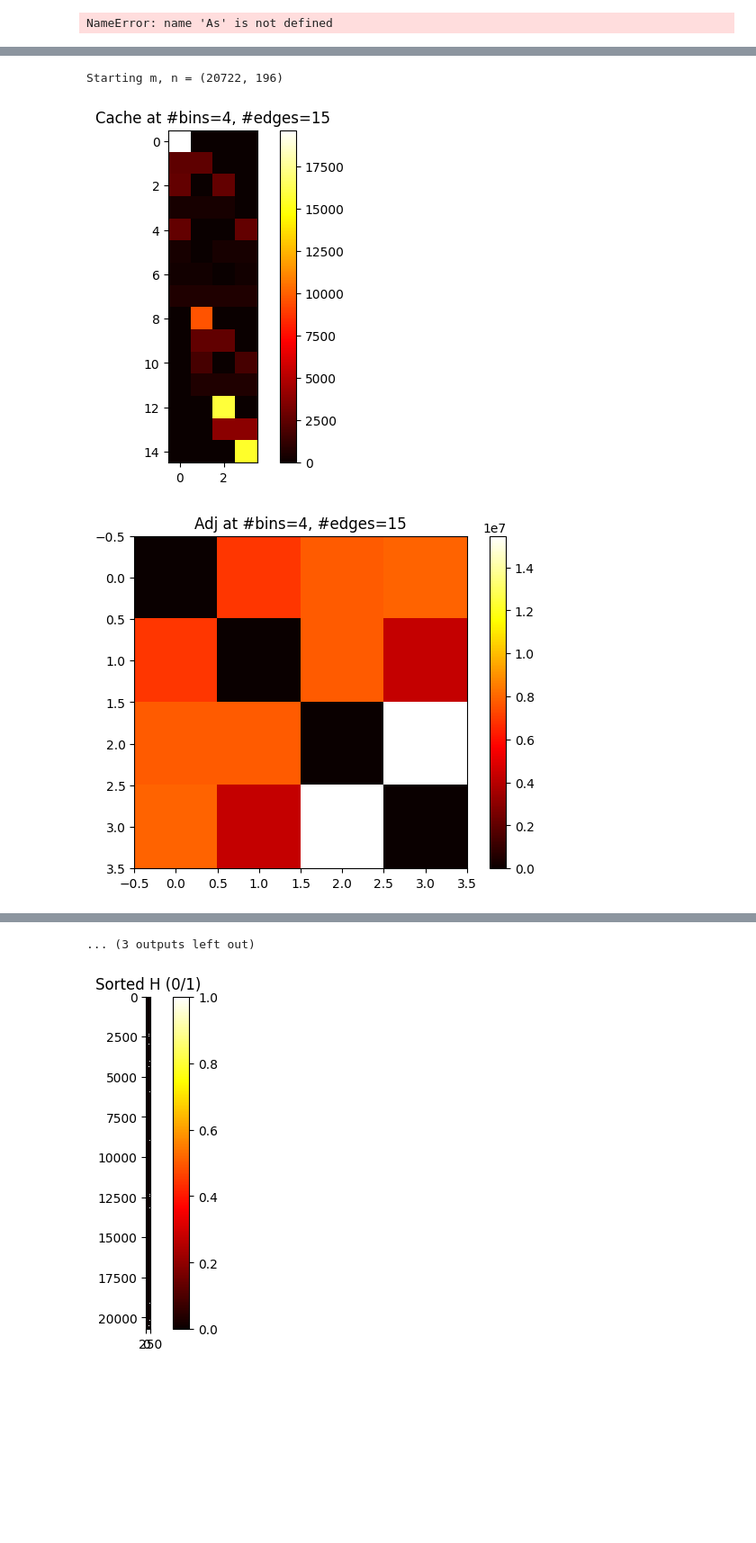
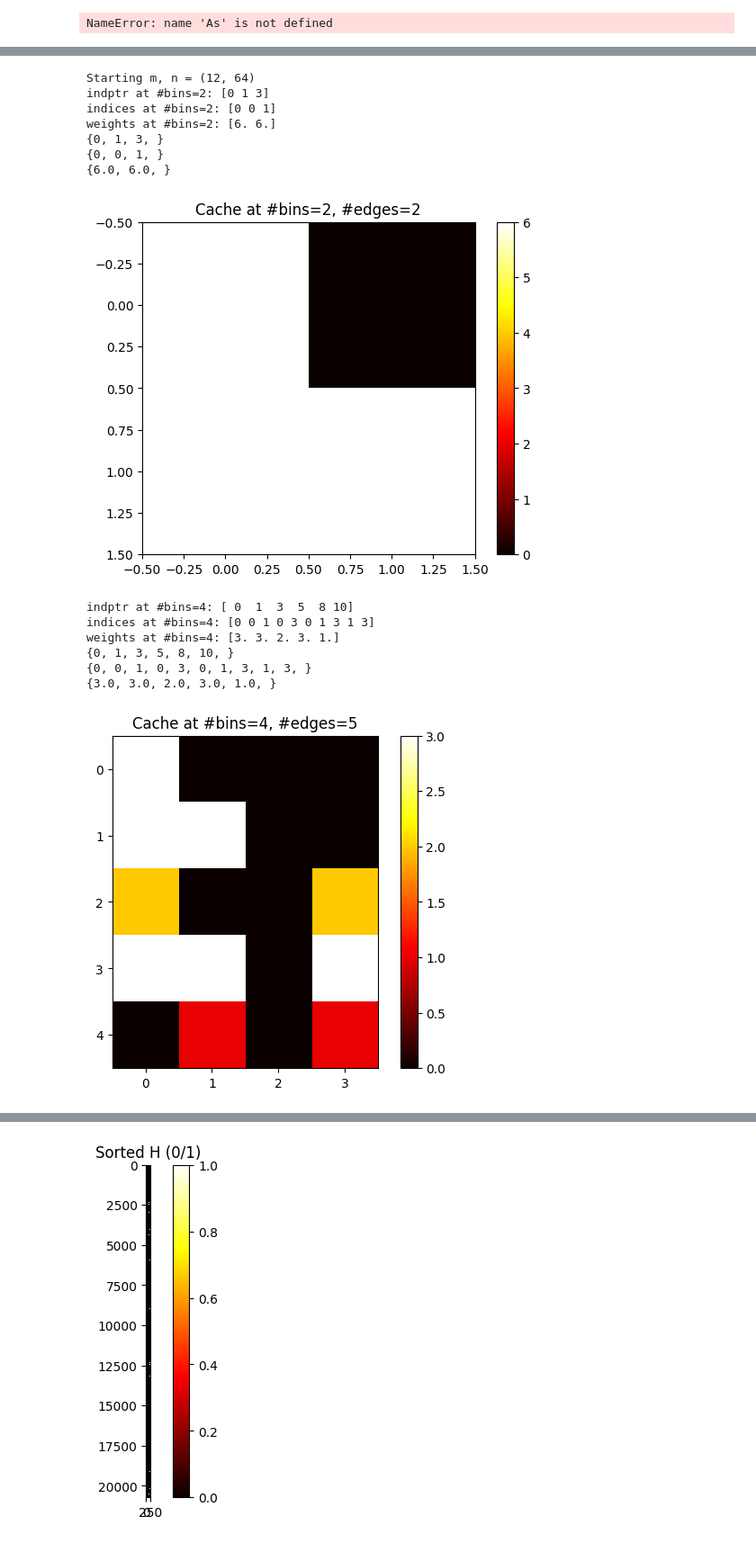
Before and after one commit to jacjosep1/JNI-Toy-Example, a Jupyter notebook: incidence_data_structure/test.ipynb, the cells around one changed output, grey strips where cells are left out. Shown at 90% size. Saved outputs shown, nothing was run; the diff lists cells and outputs as text; code cells hidden in the pictures; blank space fills up the shorter version.

```diff
--- a/incidence_data_structure/test.ipynb
+++ b/incidence_data_structure/test.ipynb
@@ -71,29 +71,52 @@ TEST_ID chr1:7  chr1:50
 # %%
 # Build heirarchical cache
 m, n = raw_csr.shape
 print(f'Starting m, n = {m, n}')
-min_n, max_n = 4, 256
+min_n, max_n = 2, 64
 
 sorter = TopDownSorting(raw_csr.copy(), raw_weights)
 
-zoom_proportion = 0.2
+zoom_proportion = 1.0
 
 zoom_level = 0
 for H, W, _ in sorter.build_cache((min_n, max_n)):
     H_dense = np.diag(W) @ H.toarray()
 
     num_rows_to_keep = int(zoom_proportion ** zoom_level * H.shape[0])
     H_dense = H_dense[: num_rows_to_keep]
     current_m, current_n = H_dense.shape
 
-
+    print(f'indptr at #bins={current_n}: {H.indptr}')
+    print(f'indices at #bins={current_n}: {H.indices}')
+    print(f'weights at #bins={current_n}: {W}')
+    print("{", end='')
+    for x in H.indptr: print(f'{x}, ', end='')
+    print("}")
+    print("{", end='')
+    for x in H.indices: print(f'{x}, ', end='')
+    print("}")
+    print("{", end='')
+    for x in W: print(f'{x}, ', end='')
+    print("}")
     matrix_heatmap(H_dense, title=f'Cache at #bins={current_n}, #edges={current_m}')
-    A : np.ndarray = H_dense.T @ H_dense
-    np.fill_diagonal(A, 0)
-    matrix_heatmap(A, title=f'Adj at #bins={current_n}, #edges={current_m}')
+    #A : np.ndarray = H_dense.T @ H_dense
+    #np.fill_diagonal(A, 0)
+    #matrix_heatmap(A, title=f'Adj at #bins={current_n}, #edges={current_m}')
     #print(f"cropping at first {int(num_rows_to_keep * zoom_proportion)} rows. ")
     zoom_level += 1
 # %% [output]
-Starting m, n = (20722, 196)
+Starting m, n = (12, 64)
+indptr at #bins=2: [0 1 3]
+indices at #bins=2: [0 0 1]
+weights at #bins=2: [6. 6.]
+{0, 1, 3, }
+{0, 0, 1, }
+{6.0, 6.0, }
-[figure, old version]
+[figure, new version]
+indptr at #bins=4: [ 0  1  3  5  8 10]
+indices at #bins=4: [0 0 1 0 3 0 1 3 1 3]
+weights at #bins=4: [3. 3. 2. 3. 1.]
+{0, 1, 3, 5, 8, 10, }
+{0, 0, 1, 0, 3, 0, 1, 3, 1, 3, }
+{3.0, 3.0, 2.0, 3.0, 1.0, }
-[figure, old version]
+[figure, new version]
@@ -109,4 +152,3 @@ Starting m, n = (20722, 196)
-... (3 outputs left out)
 # %%
 # Sanity check - highest resolution should lok like raw data
 
```
Also changed, not shown: parts of 3 cells of this notebook.
